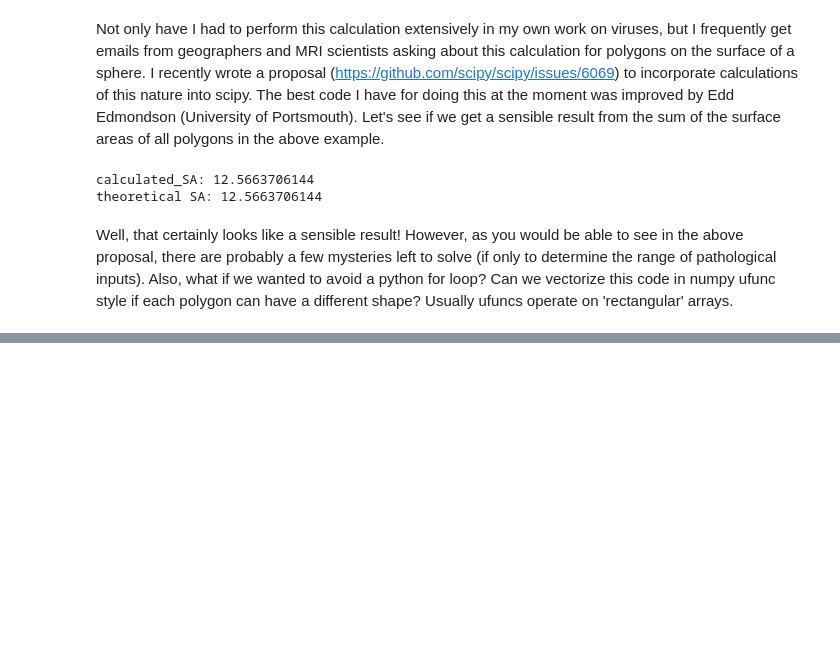
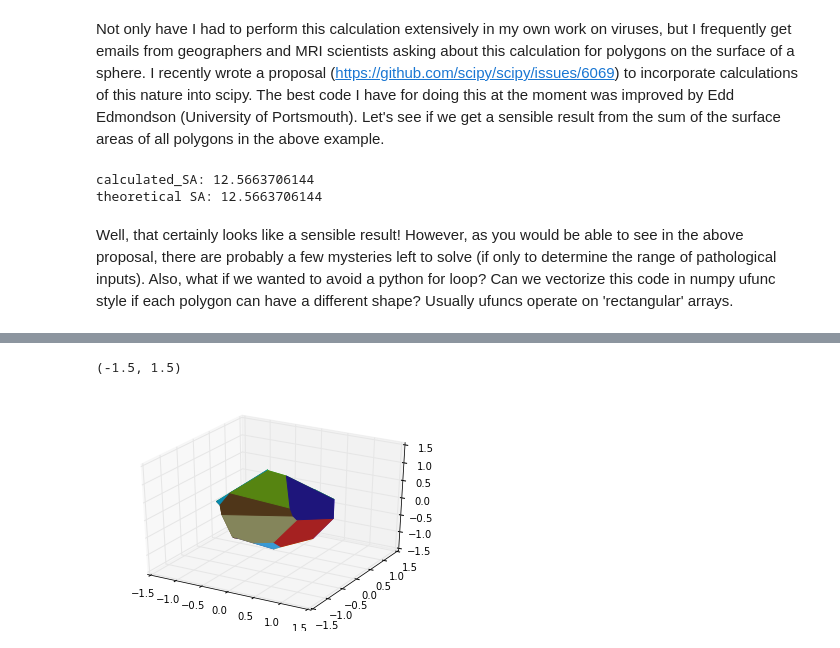
Before and after one commit to tylerjereddy/pycon-2016, a Jupyter notebook: computational_geometry_tutorial.ipynb, the cells around one changed output, grey strips where cells are left out. Cells and saved outputs as stored; diff of their text form; code cells hidden in the pictures; blank space fills up the shorter version.

Commit message:
Added section 6.2.1 Improve Matplotlib Handling of Spherical Polygons.

```diff
--- a/computational_geometry_tutorial.ipynb
+++ b/computational_geometry_tutorial.ipynb
@@ -1235,0 +1246,20 @@ Well, that certainly looks like a sensible result! However, as you would be able
+# %%
+points = marsaglia(num_points=25)
+sv = scipy.spatial.SphericalVoronoi(points,radius = 1)
+sv.sort_vertices_of_regions()
+
+fig_problematic_polygons = plt.figure()
+ax = fig_problematic_polygons.add_subplot(111, projection = '3d')
+
+for region in sv.regions:
+    random_color = colors.rgb2hex(np.random.rand(3))
+    polygon = Poly3DCollection([sv.vertices[region]], alpha=1.0)
+    polygon.set_color(random_color)
+    ax.add_collection3d(polygon)
+
+ax.set_xlim(-1.5,1.5)
+ax.set_ylim(-1.5,1.5)
+ax.set_zlim(-1.5,1.5)
+# %% [output]
+(-1.5, 1.5)
+[figure, added]
```
Also changed, not shown: parts of 2 cells of this notebook.
